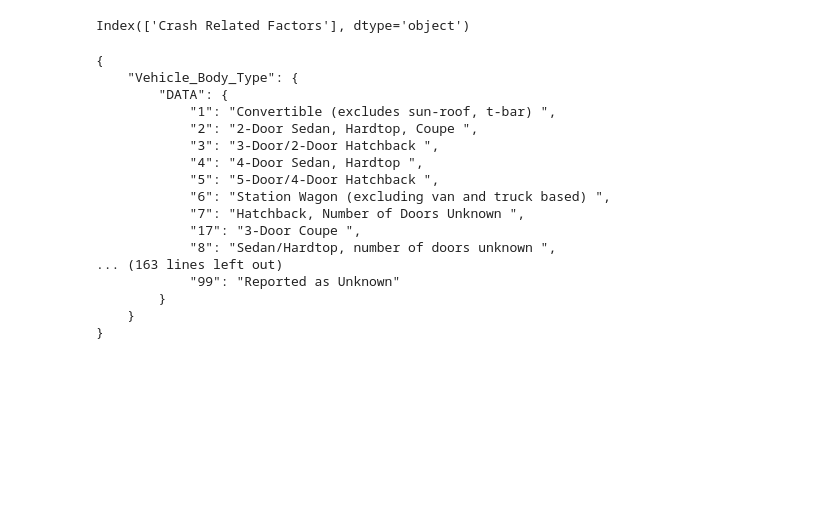
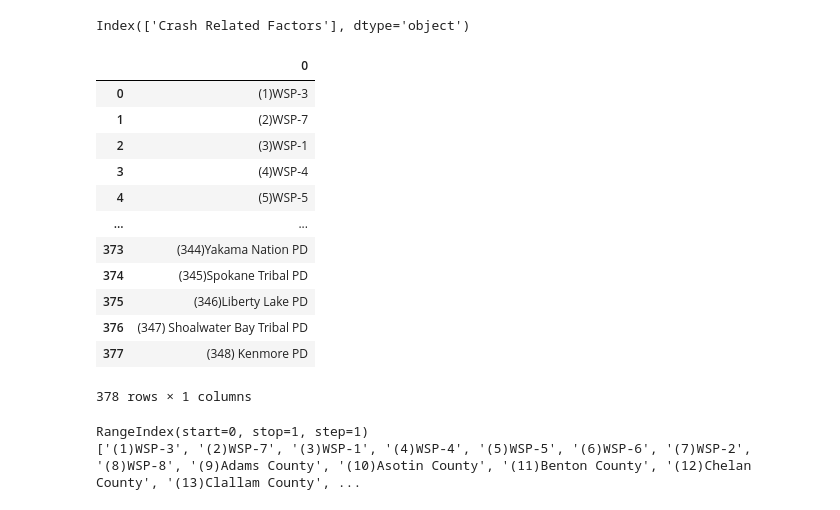
Before and after one commit to osullik/ic23050, a Jupyter notebook: DataDictionary.ipynb, the cells around one changed output. Saved outputs shown, nothing was run; the diff lists cells and outputs as text; code cells hidden in the pictures; blank space fills up the shorter version.

```diff
--- a/DataDictionary.ipynb
+++ b/DataDictionary.ipynb
@@ -877,23 +877,60 @@ for ln in ln_vcrf_desc1:
 Index(['Crash Related Factors'], dtype='object')
 # %%
 json_Table8 = json.dumps(dataDict_Table8, indent = 4)
-
-print(json_Table8)
-# %% [output]
-{
-    "Vehicle_Body_Type": {
-        "DATA": {
-            "1": "Convertible (excludes sun-roof, t-bar) ",
-            "2": "2-Door Sedan, Hardtop, Coupe ",
-            "3": "3-Door/2-Door Hatchback ",
-            "4": "4-Door Sedan, Hardtop ",
-            "5": "5-Door/4-Door Hatchback ",
-            "6": "Station Wagon (excluding van and truck based) ",
-            "7": "Hatchback, Number of Doors Unknown ",
-            "17": "3-Door Coupe ",
-            "8": "Sedan/Hardtop, number of doors unknown ",
-... (163 lines left out)
-            "99": "Reported as Unknown"
-        }
-    }
-}
+# %%
+#Extract the messy table data from the TABLES8 Sheet
+  #(Manual inspection used to determine the cut points for the DFs)
+Tables9 = pd.read_excel(DD, 'Tables9', skiprows = 2, nrows=56,
+                               header = None, usecols= 'B:H')
+
+s1 = pd.Series(Tables9[1])    #Break out each series and join them into a singl
+s2 = pd.Series(Tables9[2])      #Column in the T9 DataFrame
+s3 = pd.Series(Tables9[3])
+s4 = pd.Series(Tables9[4])
+s5 = pd.Series(Tables9[5])
+s6 = pd.Series(Tables9[6])
+s7 = pd.Series(Tables9[7])
+
+T9 = pd.DataFrame(pd.concat([s1,s2,s3,s4,s5,s6,s7], ignore_index=True))
+# %% [output]
+|  | 0 |
+| 0 | (1)WSP-3 |
+| 1 | (2)WSP-7 |
+| 2 | (3)WSP-1 |
+| 3 | (4)WSP-4 |
+| 4 | (5)WSP-5 |
+| ... | ... |
+| 373 | (344)Yakama Nation PD |
+| 374 | (345)Spokane Tribal PD |
+| 375 | (346)Liberty Lake PD |
+| 376 | (347) Shoalwater Bay Tribal PD |
+| 377 | (348) Kenmore PD |
+378 rows × 1 columns
+# %%
+#Parse out the Vehicle Crash Related Factors Numbering System from Tables8
+
+dataDict_Table9 = defaultdict(dict)
+
+print(T9.columns)
+
+dataDict_Table9["Reporting_Jurisdiction"]["DATA"] = {}  #Create Keys for VM
+ln_rj_desc1 = []
+
+for idx, series in T9.iterrows():
+
+  rj_desc1 = series[0]
+
+  if type(rj_desc1) != float:
+    ln_rj_desc1 += rj_desc1.splitlines()
+  else:
+    pass
+
+print(ln_rj_desc1)
+
+for ln in ln_rj_desc1:
+  LHS, RHS = ln.split(")")
+  LHS = LHS.strip("(")
+  dataDict_Table9["Reporting_Jurisdiction"]["DATA"][LHS] = RHS
+# %% [output]
+RangeIndex(start=0, stop=1, step=1)
+['(1)WSP-3', '(2)WSP-7', '(3)WSP-1', '(4)WSP-4', '(5)WSP-5', '(6)WSP-6', '(7)WSP-2', '(8)WSP-8', '(9)Adams County', '(10)Asotin County', '(11)Benton County', '(12)Chelan County', '(13)Clallam County', ...
```
Also changed, not shown: parts of 1 cell of this notebook.
